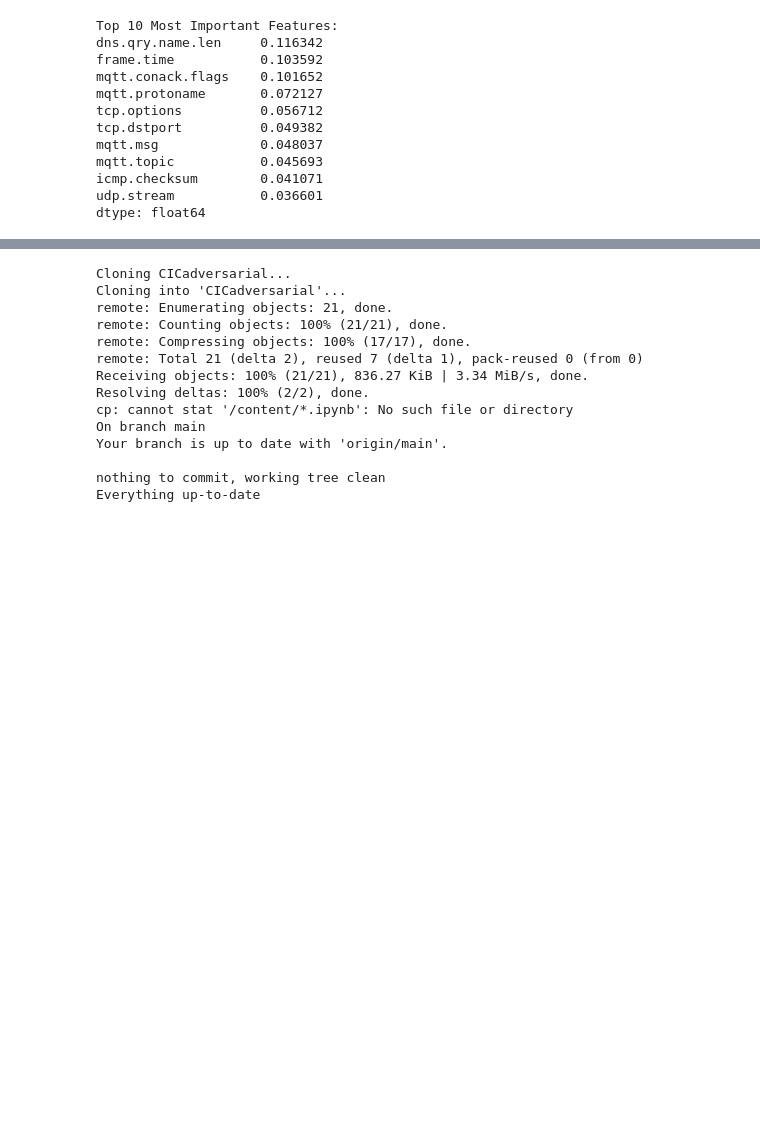
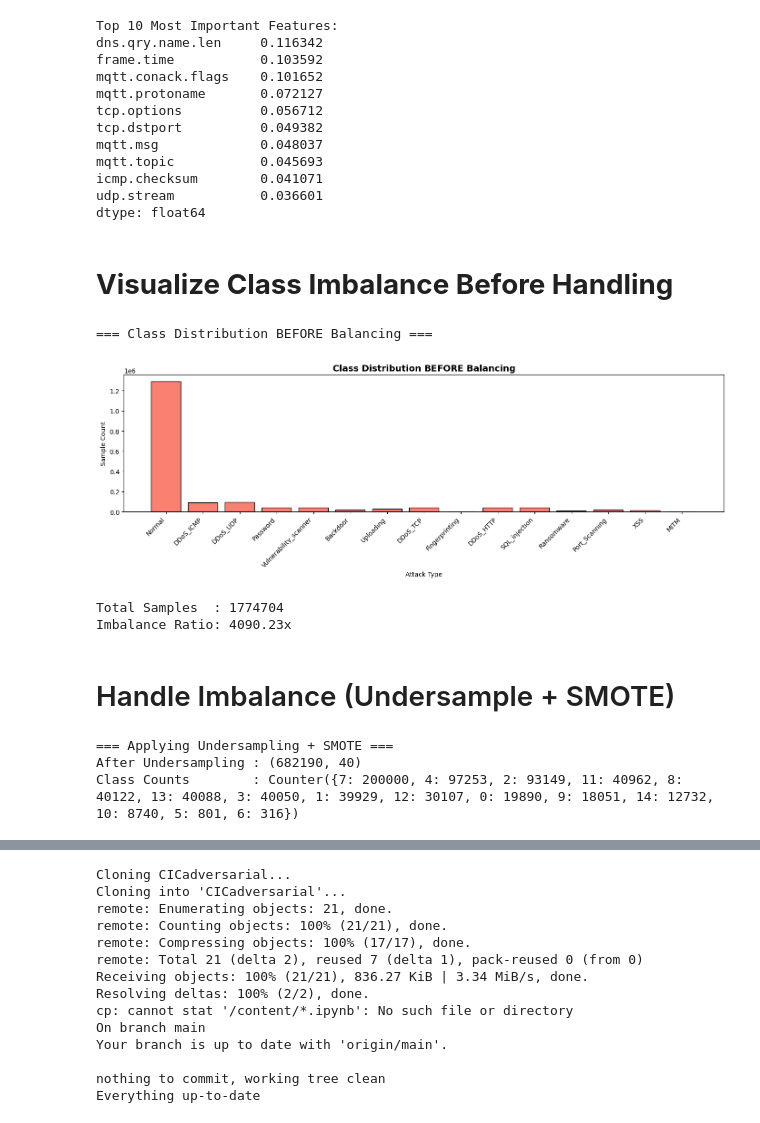
Before and after one commit to Shamiul-693/Robust-Federated-Learning-for-Adversarial-Attack-Detection-in-Resource-Constrained-IoT-Ecosystems, a Jupyter notebook: Robust_Federated_Learning_for_Adversarial_Attack_Detection_in_Resource_Constrained_IoT_Ecosystems_A_Privacy_Preserving_Framework_.ipynb, the cells around one changed output, grey strips where cells are left out. Saved outputs shown, nothing was run; the diff lists cells and outputs as text; code cells hidden in the pictures; blank space fills up the shorter version.

```diff
--- a/Robust_Federated_Learning_for_Adversarial_Attack_Detection_in_Resource_Constrained_IoT_Ecosystems_A_Privacy_Preserving_Framework_.ipynb
+++ b/Robust_Federated_Learning_for_Adversarial_Attack_Detection_in_Resource_Constrained_IoT_Ecosystems_A_Privacy_Preserving_Framework_.ipynb
@@ -748,3 +748,55 @@ mqtt.topic           0.045693
 icmp.checksum        0.041071
 udp.stream           0.036601
 dtype: float64
+# %% [markdown]
+# **Visualize Class Imbalance Before Handling**
+# %%
+print("=== Class Distribution BEFORE Balancing ===")
+before_counts = Counter(y_train)
+
+# Map encoded labels back to names
+before_named = {le.classes_[k]: v for k, v in before_counts.items()}
+
+plt.figure(figsize=(14, 5))
+plt.bar(before_named.keys(), before_named.values(),
+        color='salmon', edgecolor='black')
+plt.title('Class Distribution BEFORE Balancing', fontsize=14, fontweight='bold')
+plt.xlabel('Attack Type')
+plt.ylabel('Sample Count')
+plt.xticks(rotation=45, ha='right')
+plt.tight_layout()
+plt.show()
+
+print(f"Total Samples  : {sum(before_counts.values())}")
+print(f"Imbalance Ratio: {max(before_counts.values())/min(before_counts.values()):.2f}x")
+# %% [output]
+=== Class Distribution BEFORE Balancing ===
+[figure, added]
+Total Samples  : 1774704
+Imbalance Ratio: 4090.23x
+# %% [markdown]
+# Handle Imbalance (Undersample + SMOTE)
+# %%
+print("=== Applying Undersampling + SMOTE ===")
+
+# Step 1: Undersample majority class (Normal)
+# Reduce Normal to 200,000 samples max
+under_strategy = {}
+for cls, count in before_counts.items():
+    if count > 200000:
+        under_strategy[cls] = 200000  # Cap at 200K
+    else:
+        under_strategy[cls] = count
+
+under_sampler = RandomUnderSampler(
+    sampling_strategy=under_strategy,
+    random_state=42
+)
+
+X_under, y_under = under_sampler.fit_resample(X_train_selected, y_train)
+print(f"After Undersampling : {X_under.shape}")
+print(f"Class Counts        : {Counter(y_under)}")
+# %% [output]
+=== Applying Undersampling + SMOTE ===
+After Undersampling : (682190, 40)
+Class Counts        : Counter({7: 200000, 4: 97253, 2: 93149, 11: 40962, 8: 40122, 13: 40088, 3: 40050, 1: 39929, 12: 30107, 0: 19890, 9: 18051, 14: 12732, 10: 8740, 5: 801, 6: 316})
```
Also changed, not shown: parts of 12 cells of this notebook.
